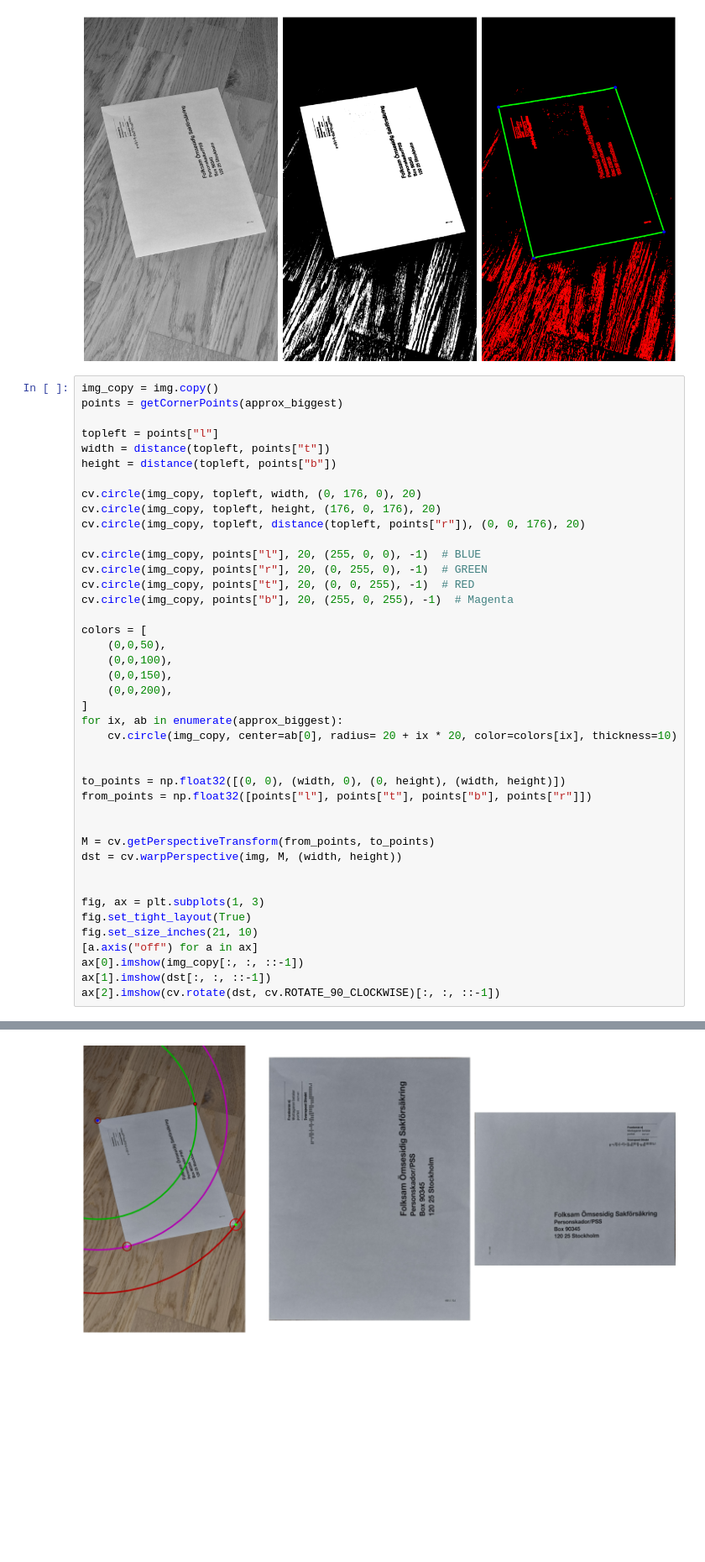
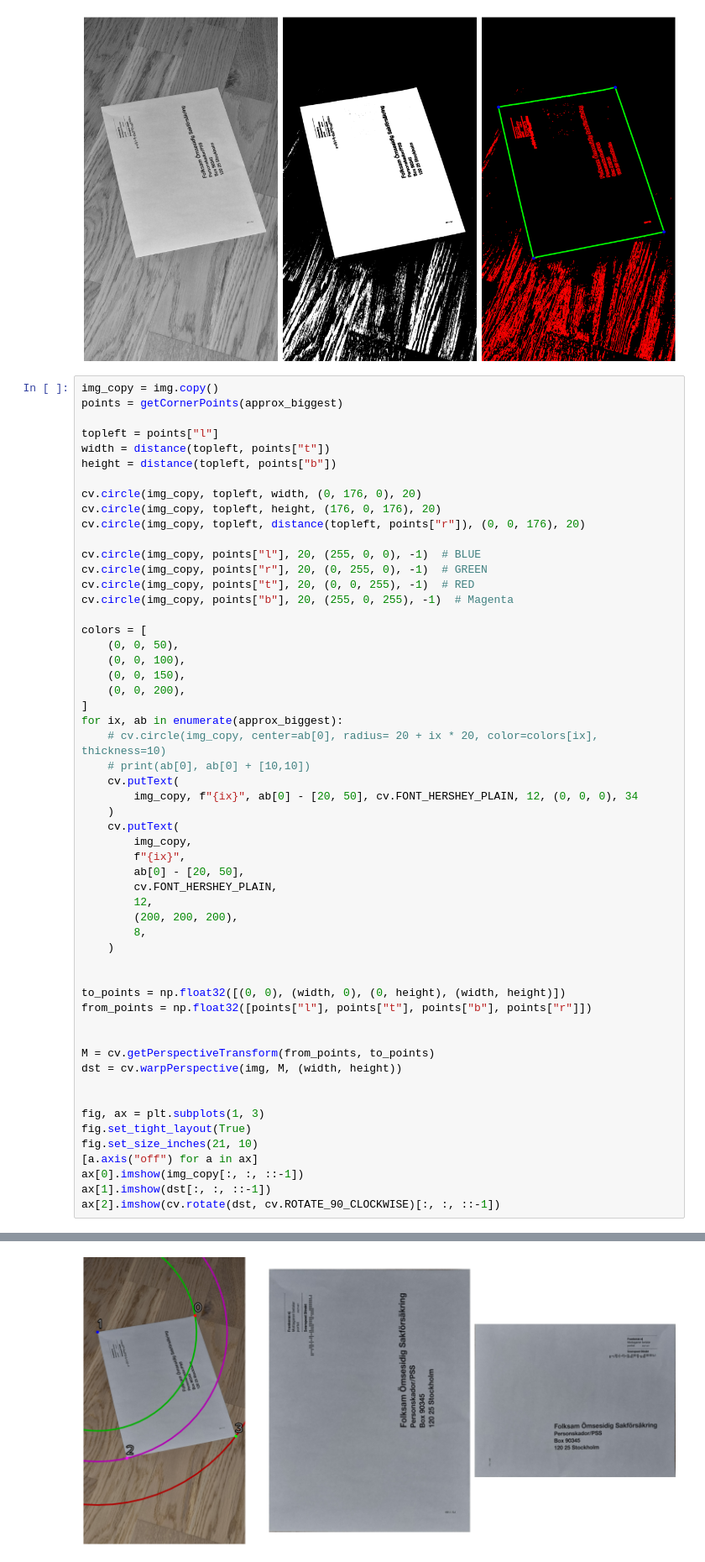
Before and after one commit to Luviz/computer-vision, a Jupyter notebook: objects/scanner.ipynb, the cells around one changed output, grey strips where cells are left out. Shown at 84% size. Drawn from its saved outputs; the diff is of its cells as text; blank space fills up the shorter version.

```diff
--- a/objects/scanner.ipynb
+++ b/objects/scanner.ipynb
@@ -86,37 +86,50 @@ cv.circle(img_copy, topleft, width, (0, 176, 0), 20)
 cv.circle(img_copy, topleft, height, (176, 0, 176), 20)
 cv.circle(img_copy, topleft, distance(topleft, points["r"]), (0, 0, 176), 20)
 
 cv.circle(img_copy, points["l"], 20, (255, 0, 0), -1)  # BLUE
 cv.circle(img_copy, points["r"], 20, (0, 255, 0), -1)  # GREEN
 cv.circle(img_copy, points["t"], 20, (0, 0, 255), -1)  # RED
 cv.circle(img_copy, points["b"], 20, (255, 0, 255), -1)  # Magenta
 
 colors = [
-    (0,0,50),
-    (0,0,100),
-    (0,0,150),
-    (0,0,200),
+    (0, 0, 50),
+    (0, 0, 100),
+    (0, 0, 150),
+    (0, 0, 200),
 ]
 for ix, ab in enumerate(approx_biggest):
-    cv.circle(img_copy, center=ab[0], radius= 20 + ix * 20, color=colors[ix], thickness=10)
+    # cv.circle(img_copy, center=ab[0], radius= 20 + ix * 20, color=colors[ix], thickness=10)
+    # print(ab[0], ab[0] + [10,10])
+    cv.putText(
+        img_copy, f"{ix}", ab[0] - [20, 50], cv.FONT_HERSHEY_PLAIN, 12, (0, 0, 0), 34
+    )
+    cv.putText(
+        img_copy,
+        f"{ix}",
+        ab[0] - [20, 50],
+        cv.FONT_HERSHEY_PLAIN,
+        12,
+        (200, 200, 200),
+        8,
+    )
 
 
 to_points = np.float32([(0, 0), (width, 0), (0, height), (width, height)])
 from_points = np.float32([points["l"], points["t"], points["b"], points["r"]])
 
 
 M = cv.getPerspectiveTransform(from_points, to_points)
 dst = cv.warpPerspective(img, M, (width, height))
 
 
 fig, ax = plt.subplots(1, 3)
 fig.set_tight_layout(True)
 fig.set_size_inches(21, 10)
 [a.axis("off") for a in ax]
 ax[0].imshow(img_copy[:, :, ::-1])
 ax[1].imshow(dst[:, :, ::-1])
 ax[2].imshow(cv.rotate(dst, cv.ROTATE_90_CLOCKWISE)[:, :, ::-1])
 # %% [output]
 <matplotlib.image.AxesImage at 0x...>
-[figure, old version]
+[figure, new version]
 # %%
```
Also changed, not shown: parts of 3 cells of this notebook.
